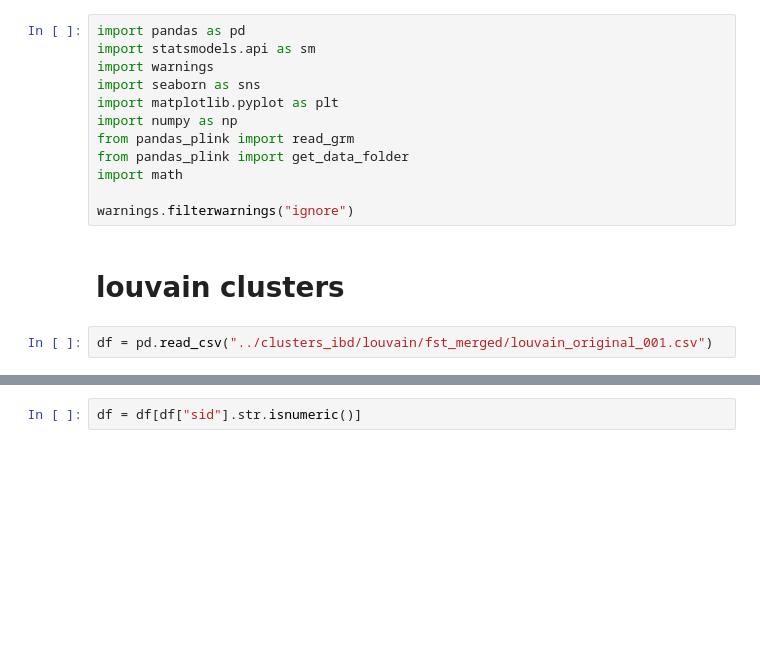
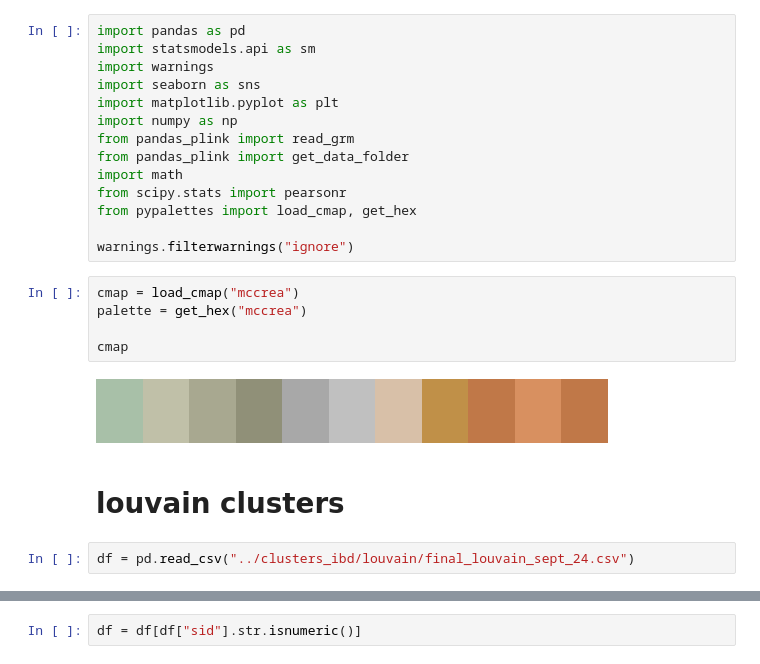
Before and after one commit to christacaggiano/heritability, a Jupyter notebook: gcta.ipynb, the cells around one changed output, grey strips where cells are left out. Drawn from its saved outputs; the diff is of its cells as text; blank space fills up the shorter version.

```diff
--- a/gcta.ipynb
+++ b/gcta.ipynb
@@ -8,9 +8,18 @@ import numpy as np
 from pandas_plink import read_grm
 from pandas_plink import get_data_folder
 import math
+from scipy.stats import pearsonr
+from pypalettes import load_cmap, get_hex
 
 warnings.filterwarnings("ignore")
+# %%
+cmap = load_cmap("mccrea")
+palette = get_hex("mccrea")
+
+cmap
+# %% [output]
+[figure, added]
 # %% [markdown]
 # louvain clusters
 # %%
-df = pd.read_csv("../clusters_ibd/louvain/fst_merged/louvain_original_001.csv")
+df = pd.read_csv("../clusters_ibd/louvain/final_louvain_sept_24.csv")
```
Also changed, not shown: parts of 28 cells of this notebook, 2 other files.
